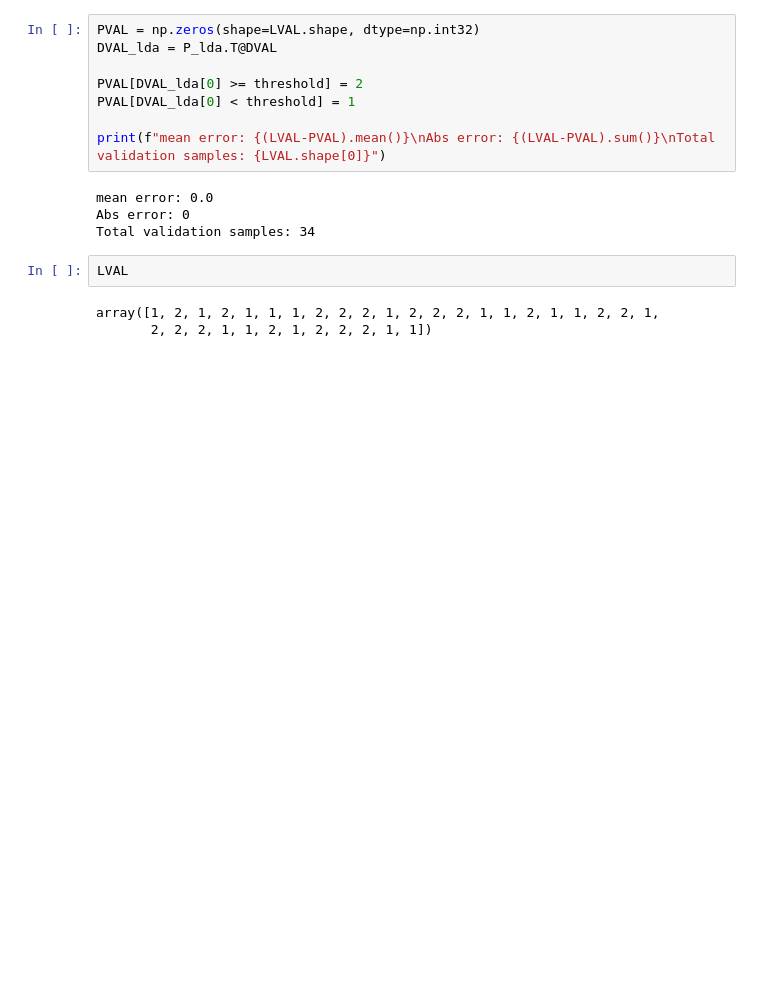
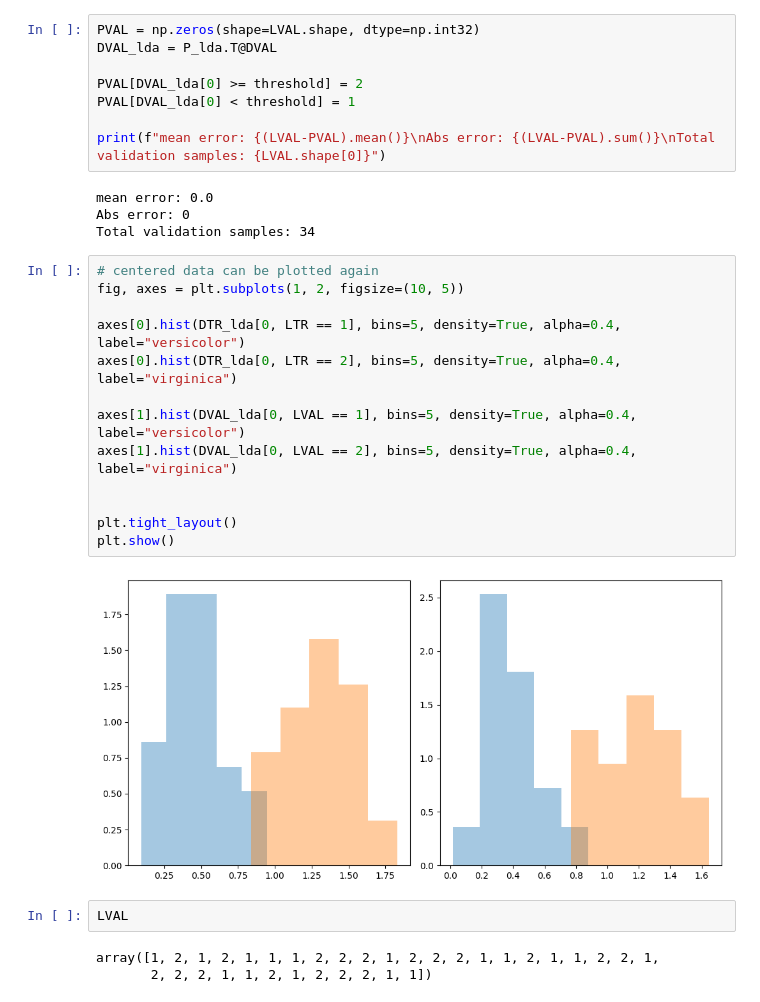
Before and after one commit to BorlinaEdoardo/Machine-Learning-Pattern-Recognition-Polito, a Jupyter notebook: lab3/lab3.ipynb, the cells around one changed output. Drawn from its saved outputs; the diff is of its cells as text; blank space fills up the shorter version.

```diff
--- a/lab3/lab3.ipynb
+++ b/lab3/lab3.ipynb
@@ -195,6 +195,21 @@ print(f"mean error: {(LVAL-PVAL).mean()}\nAbs error: {(LVAL-PVAL).sum()}\nTotal
 mean error: 0.0
 Abs error: 0
 Total validation samples: 34
+# %%
+# centered data can be plotted again
+fig, axes = plt.subplots(1, 2, figsize=(10, 5))
+
+axes[0].hist(DTR_lda[0, LTR == 1], bins=5, density=True, alpha=0.4, label="versicolor")
+axes[0].hist(DTR_lda[0, LTR == 2], bins=5, density=True, alpha=0.4, label="virginica")
+
+axes[1].hist(DVAL_lda[0, LVAL == 1], bins=5, density=True, alpha=0.4, label="versicolor")
+axes[1].hist(DVAL_lda[0, LVAL == 2], bins=5, density=True, alpha=0.4, label="virginica")
+
+
+plt.tight_layout()
+plt.show()
+# %% [output]
+[figure, added]
 # %%
 LVAL
 # %% [output]
```
